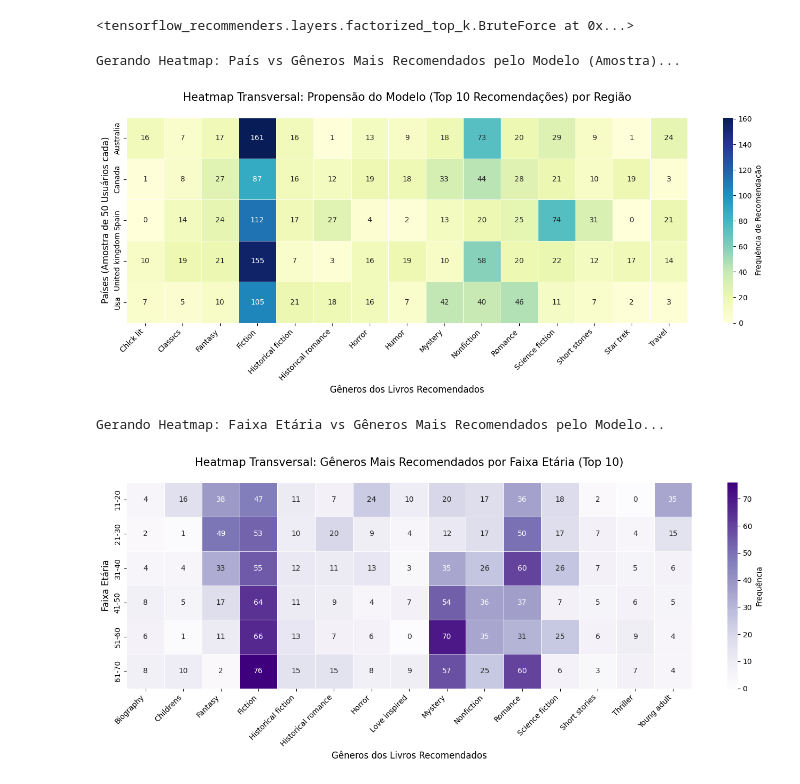
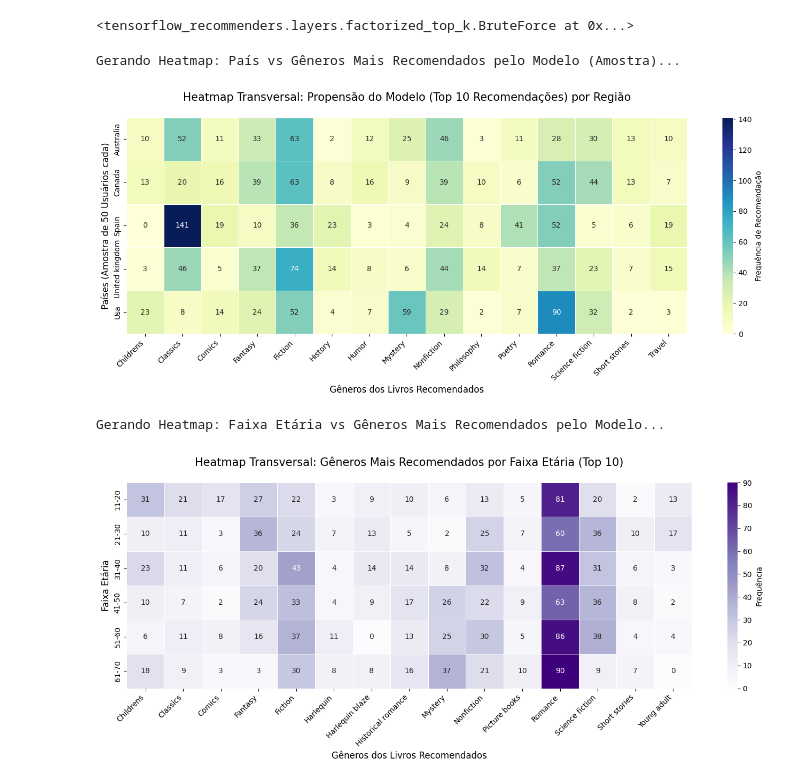
Before and after one commit to YuriRadzi/NeoLeitura, a Jupyter notebook: recomendacoes.ipynb, the cells around one changed output. Saved outputs shown, nothing was run; the diff lists cells and outputs as text; code cells hidden in the pictures.

Commit message:
Entrega 4 - construção do modelo e testes

```diff
--- a/recomendacoes.ipynb
+++ b/recomendacoes.ipynb
@@ -405,11 +407,14 @@ array(['aruba', 'australia', 'austria', 'belgium', 'brazil', 'bulgaria',
 # %%
-df_desnormalizado_filtered.loc[df_desnormalizado_filtered["Country"] == "united state", "Country"] = "usa"
-df_desnormalizado_filtered.loc[df_desnormalizado_filtered["Country"] == "us", "Country"] = "usa"
+# Correções de country aplicadas em df_users (fonte primária — propagadas downstream)
+df_users.loc[df_users["Country"] == "united state", "Country"] = "usa"
+df_users.loc[df_users["Country"] == "us", "Country"] = "usa"
 # %%
-# Separando dados de treino x teste (75/25)
+# Separando dados de treino x teste (75/25) e stratify por User-ID (Mantendo proporção)
 df_train, df_test = train_test_split(
-    df_desnormalizado_filtered,
+    df_interactions[['User-ID', 'ISBN', 'Book-Rating']],
     test_size=0.25,
     random_state=42,
-    stratify=df_desnormalizado_filtered['User-ID']  # Garante mesma proporção de usuários
+    stratify=df_interactions['User-ID']
 )
+print(f"Treino: {len(df_train):,} interações | {df_train['User-ID'].nunique():,} usuários únicos")
+print(f"Teste:  {len(df_test):,} interações  | {df_test['User-ID'].nunique():,} usuários únicos")
@@ -997,7 +1151,8 @@ index.index_from_dataset(
 # %% [output]
 <tensorflow_recommenders.layers.factorized_top_k.BruteForce at 0x...>
 # %%
-# --- Análise Visual Avançada: Heatmap (País x Gêneros Recomendados) ---
+
+# Heatmap (País x Gêneros Recomendados) ---
 import numpy as np
 import seaborn as sns
 import matplotlib.pyplot as plt
@@ -1006,24 +1161,37 @@ import pandas as pd
 print("Gerando Heatmap: País vs Gêneros Mais Recomendados pelo Modelo (Amostra)...")
 
 try:
-    # Vamos escolher 5 países populares no dataset para ter um visual interessante
+    # 5 países populares no dataset
     paises_alvo = ['usa', 'united kingdom', 'canada', 'australia', 'spain']
 
     # Selecionamos 50 usuários aleatórios de cada país validado
-    amostra_users = df_desnormalizado_filtered[df_desnormalizado_filtered['Country'].isin(paises_alvo)].drop_duplicates(subset=['User-ID'])
+    # Usa df_users_model (já filtrado por usuários nas interações)
+    amostra_users = df_users_model[df_users_model['Country'].isin(paises_alvo)].drop_duplicates(subset=['User-ID'])
     amostra_users = amostra_users.groupby('Country').sample(n=50, random_state=42, replace=True)
+
+    # Enriquecer amostra com perfil comportamental
+    amostra_users = amostra_users.merge(df_user_features, on='User-ID', how='left')
+    amostra_users['genres_positivos']  = amostra_users['genres_positivos'].fillna('')
+    amostra_users['genres_implicitos'] = amostra_users['genres_implicitos'].fillna('')
+    amostra_users[['count_positivos', 'count_negativos', 'count_implicitos']] = \
+        amostra_users[['count_positivos', 'count_negativos', 'count_implicitos']].fillna(0)
 
     resultados_heatmap = []
 
     # Para cada usuário na amostra, usamos o índice de busca rápida configurado
     for _, row in amostra_users.iterrows():
         u_input = {
-            "user_id": tf.constant([str(row['User-ID'])]),
-            "age": tf.constant([np.float32(row['Age'])]),
-            "country": tf.constant([str(row['Country'])])
+            "user_id":           tf.constant([str(row['User-ID'])]),
+            "age":               tf.constant([np.float32(row['Age'])]),
+            "country":           tf.constant([str(row['Country'])]),
+            "genres_positivos":  tf.constant([str(row['genres_positivos'])]),
+            "genres_implicitos": tf.constant([str(row['genres_implicitos'])]),
+            "count_positivos":   tf.constant([np.float32(row['count_positivos'])]),
+            "count_negativos":   tf.constant([np.float32(row['count_negativos'])]),
+            "count_implicitos":  tf.constant([np.float32(row['count_implicitos'])]),
         }
         if usa_cidade_estado:
-            u_input["city"] = tf.constant([str(row['City'])])
+            u_input["city"]  = tf.constant([str(row['City'])])
             u_input["state"] = tf.constant([str(row['State'])])
 
         # Pega as 10 melhores inferências
@@ -1032,7 +1200,7 @@ try:
 
         # Encontra o gênero desses livros
         for isbn in top_isbns:
-            livro = df_books_unique[df_books_unique['ISBN'] == isbn]
+            livro = df_books_catalog[df_books_catalog['ISBN'] == isbn]
             if not livro.empty:
                 generos_raw = str(livro['genres'].values[0])
                 if generos_raw and generos_raw.strip() != "" and generos_raw.lower() != "nan":
@@ -1042,36 +1210,38 @@ try:
                         'Country': str(row['Country']).capitalize(),
                         'Genre': genero_principal
                     })
 
     df_heatmap = pd.DataFrame(resultados_heatmap)
 
     if not df_heatmap.empty:
         # Pegamos apenas os top 15 Gêneros globais para dar espaço legível no gráfico
         top_15_genres = df_heatmap['Genre'].value_counts().head(15).index
         df_heatmap_top = df_heatmap[df_heatmap['Genre'].isin(top_15_genres)]
 
         # Pivot tab para converter as linhas e contagens em formato Matrix NxM para o Heatmap
         matriz_heatmap = pd.crosstab(df_heatmap_top['Country'], df_heatmap_top['Genre'])
 
         # Desenhar!
         plt.figure(figsize=(14, 6))
         sns.heatmap(matriz_heatmap, cmap="YlGnBu", annot=True, fmt="d", linewidths=.5, cbar_kws={'label': 'Frequência de Recomendação'})
         plt.title("Heatmap Transversal: Propensão do Modelo (Top 10 Recomendações) por Região\n", fontsize=15)
         plt.xlabel("Gêneros dos Livros Recomendados", fontsize=12)
         plt.ylabel("Países (Amostra de 50 Usuários cada)", fontsize=12)
         plt.xticks(rotation=45, ha='right')
         plt.tight_layout()
         plt.show()
     else:
         print("Não foi possível gerar dados suficientes para o Heatmap.")
 
 except Exception as e:
+
     print(f"Não foi possível processar o index Tensor. É preciso rodar as predições (Célula BruteForce Index) primeiro. Detalhes: {e}")
 # %% [output]
 Gerando Heatmap: País vs Gêneros Mais Recomendados pelo Modelo (Amostra)...
-[figure, old version]
+[figure, new version]
 # %%
-# --- Análise Visual Avançada: Heatmap (Faixa Etária x Gêneros Recomendados) ---
+
+# Heatmap (Faixa Etária x Gêneros Recomendados)
 import numpy as np
 import seaborn as sns
 import matplotlib.pyplot as plt
@@ -1080,12 +1250,13 @@ import pandas as pd
 print("Gerando Heatmap: Faixa Etária vs Gêneros Mais Recomendados pelo Modelo...")
 
 try:
-    # Definindo as faixas de idade (bins de 10 em 10 anos)
+    # Definindo as faixas de idade
     bins = [0, 10, 20, 30, 40, 50, 60, 70, 80, 100]
     labels = ['0-10', '11-20', '21-30', '31-40', '41-50', '51-60', '61-70', '71-80', '81+']
 
     # Criar uma cópia do df de usuários e adicionar a coluna categórica de faixa etária
-    df_idades = df_desnormalizado_filtered.drop_duplicates(subset=['User-ID']).copy()
+    # Usa df_users_model (já filtrado por usuários nas interações)
+    df_idades = df_users_model.drop_duplicates(subset=['User-ID']).copy()
     df_idades['AgeGroup'] = pd.cut(df_idades['Age'], bins=bins, labels=labels, right=True)
 
     # Selecionamos faixas com maior densidade de público e realizamos amostra
@@ -1097,24 +1268,36 @@ try:
         lambda x: x.sample(n=min(len(x), 40), random_state=42)
     ).reset_index(drop=True)
 
+    # Enriquecer amostra com perfil comportamental
+    amostra_users_idade = amostra_users_idade.merge(df_user_features, on='User-ID', how='left')
+    amostra_users_idade['genres_positivos']  = amostra_users_idade['genres_positivos'].fillna('')
+    amostra_users_idade['genres_implicitos'] = amostra_users_idade['genres_implicitos'].fillna('')
+    amostra_users_idade[['count_positivos', 'count_negativos', 'count_implicitos']] = \
+        amostra_users_idade[['count_positivos', 'count_negativos', 'count_implicitos']].fillna(0)
+
     resultados_heatmap_idade = []
 
     # Busca rápida no modelo TFRS
     for _, row in amostra_users_idade.iterrows():
         u_input = {
-            "user_id": tf.constant([str(row['User-ID'])]),
-            "age": tf.constant([np.float32(row['Age'])]),
-            "country": tf.constant([str(row['Country'])])
+            "user_id":           tf.constant([str(row['User-ID'])]),
+            "age":               tf.constant([np.float32(row['Age'])]),
+            "country":           tf.constant([str(row['Country'])]),
+            "genres_positivos":  tf.constant([str(row['genres_positivos'])]),
+            "genres_implicitos": tf.constant([str(row['genres_implicitos'])]),
+            "count_positivos":   tf.constant([np.float32(row['count_positivos'])]),
+            "count_negativos":   tf.constant([np.float32(row['count_negativos'])]),
+            "count_implicitos":  tf.constant([np.float32(row['count_implicitos'])]),
         }
         if usa_cidade_estado:
-            u_input["city"] = tf.constant([str(row['City'])])
+            u_input["city"]  = tf.constant([str(row['City'])])
             u_input["state"] = tf.constant([str(row['State'])])
 
         _, titles_tf = index(u_input)
         top_isbns = [isbn.decode('utf-8') for isbn in titles_tf[0, :10].numpy()]
 
         for isbn in top_isbns:
-            livro = df_books_unique[df_books_unique['ISBN'] == isbn]
+            livro = df_books_catalog[df_books_catalog['ISBN'] == isbn]
             if not livro.empty:
                 generos_raw = str(livro['genres'].values[0])
                 if generos_raw and generos_raw.strip() != "" and generos_raw.lower() != "nan":
@@ -1136,7 +1319,6 @@ try:
 
         # Desenhar!
         plt.figure(figsize=(14, 6))
-        # Utilizando colormap diferente (Purples) para diferenciar do gráfico de Países
         sns.heatmap(matriz_heatmap_idade, cmap="Purples", annot=True, fmt="d", linewidths=.5, cbar_kws={'label': 'Frequência'})
         plt.title("Heatmap Transversal: Gêneros Mais Recomendados por Faixa Etária (Top 10)\n", fontsize=15)
         plt.xlabel("Gêneros dos Livros Recomendados", fontsize=12)
@@ -1148,8 +1330,9 @@ try:
         print("Não foi possível gerar dados suficientes para o Heatmap de Idades.")
 
 except Exception as e:
+
     print(f"Erro na geração do heatmap: {e}")
 # %% [output]
 Gerando Heatmap: Faixa Etária vs Gêneros Mais Recomendados pelo Modelo...
-[figure, old version]
+[figure, new version]
 # %%
```
Also changed, not shown: parts of 32 cells of this notebook.
